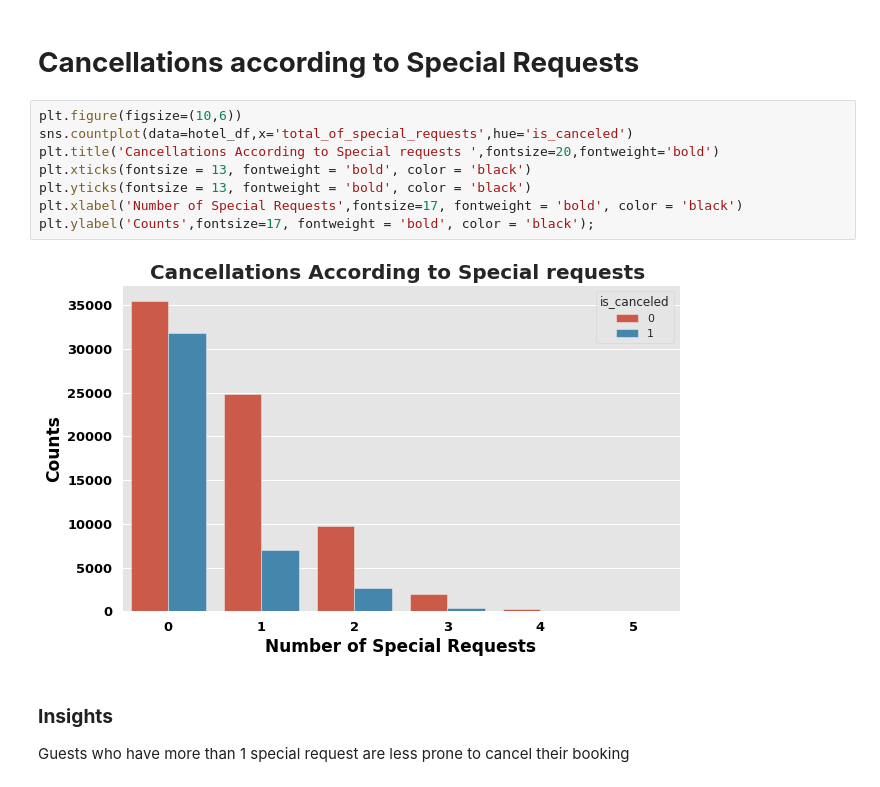
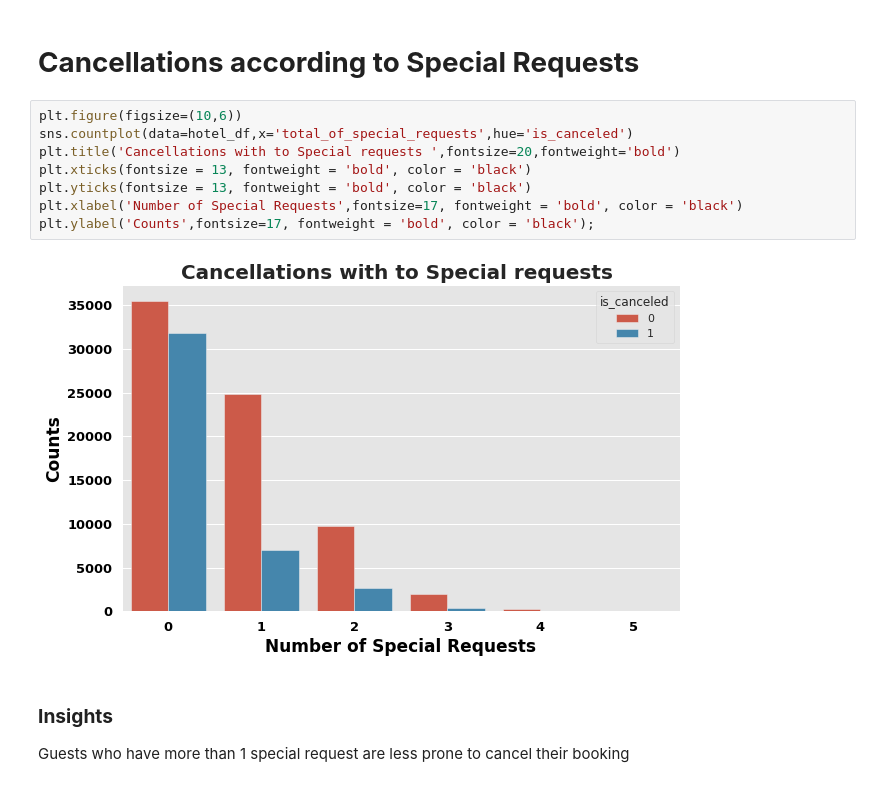
Before and after one commit to Kushan1001/Hotel-booking-data-analysis, a Jupyter notebook: Hotel_Booking_Analysis(Compiled).ipynb, the cells around one changed output. Drawn from its saved outputs; the diff is of its cells as text.

```diff
--- a/Hotel_Booking_Analysis(Compiled).ipynb
+++ b/Hotel_Booking_Analysis(Compiled).ipynb
@@ -460,13 +460,13 @@ Repeated guests cancel less relative to non-repeated guests
 # %%
 plt.figure(figsize=(10,6))
 sns.countplot(data=hotel_df,x='total_of_special_requests',hue='is_canceled')
-plt.title('Cancellations According to Special requests ',fontsize=20,fontweight='bold')
+plt.title('Cancellations with to Special requests ',fontsize=20,fontweight='bold')
 plt.xticks(fontsize = 13, fontweight = 'bold', color = 'black')
 plt.yticks(fontsize = 13, fontweight = 'bold', color = 'black')
 plt.xlabel('Number of Special Requests',fontsize=17, fontweight = 'bold', color = 'black')
 plt.ylabel('Counts',fontsize=17, fontweight = 'bold', color = 'black');
 # %% [output]
-[figure, old version]
+[figure, new version]
 # %% [markdown]
 ### **Insights**
 Guests who have more than 1 special request are less prone to cancel their booking
```
Also changed, not shown: parts of 43 cells of this notebook.
